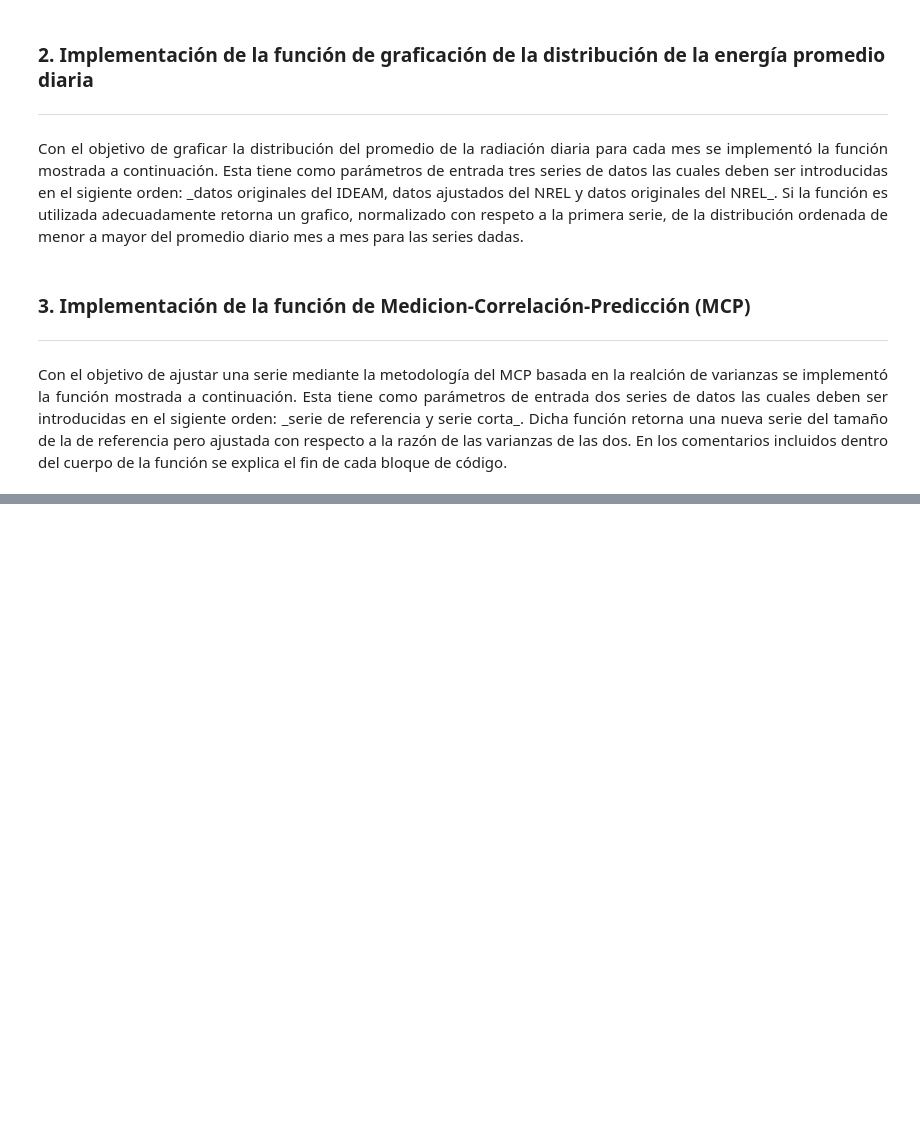
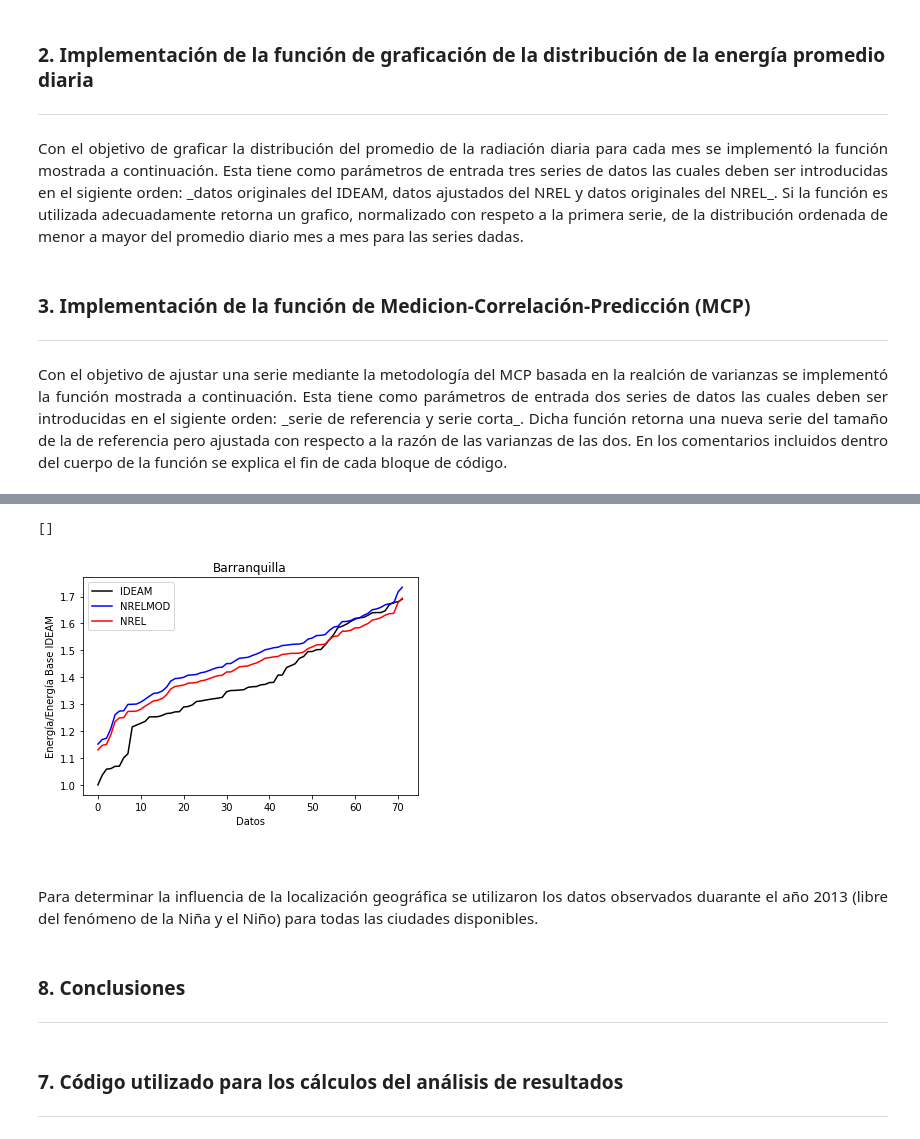
Before and after one commit to AlejandroAlayonS/Herramientas-Computacionales-IMEC3602, a Jupyter notebook: Taller 1/Taller 1.ipynb, the cells around one changed output, grey strips where cells are left out. Saved outputs shown, nothing was run; the diff lists cells and outputs as text; code cells hidden in the pictures; blank space fills up the shorter version.

```diff
--- a/Taller 1/Taller 1.ipynb
+++ b/Taller 1/Taller 1.ipynb
@@ -199,0 +334,13 @@ def KSI(data1,column1,data2,column2):
+# %%
+graphED(IDEAM_BAQ,NRELMOD_BAQ_12MO,NREL_BAQ,'Barranquilla')
+# %% [output]
+[]
+[figure, added]
+# %% [markdown]
+<br><div style="text-align: justify"> Para determinar la influencia de la localización geográfica se utilizaron los datos observados duarante el año 2013 (libre del fenómeno de la Niña y el Niño) para todas las ciudades disponibles.</div>
+# %% [markdown]
+### 8. Conclusiones
+----
+# %% [markdown]
+### 7. Código utilizado para los cálculos del análisis de resultados
+----
```
Also changed, not shown: parts of 43 cells of this notebook, 16 other files.
